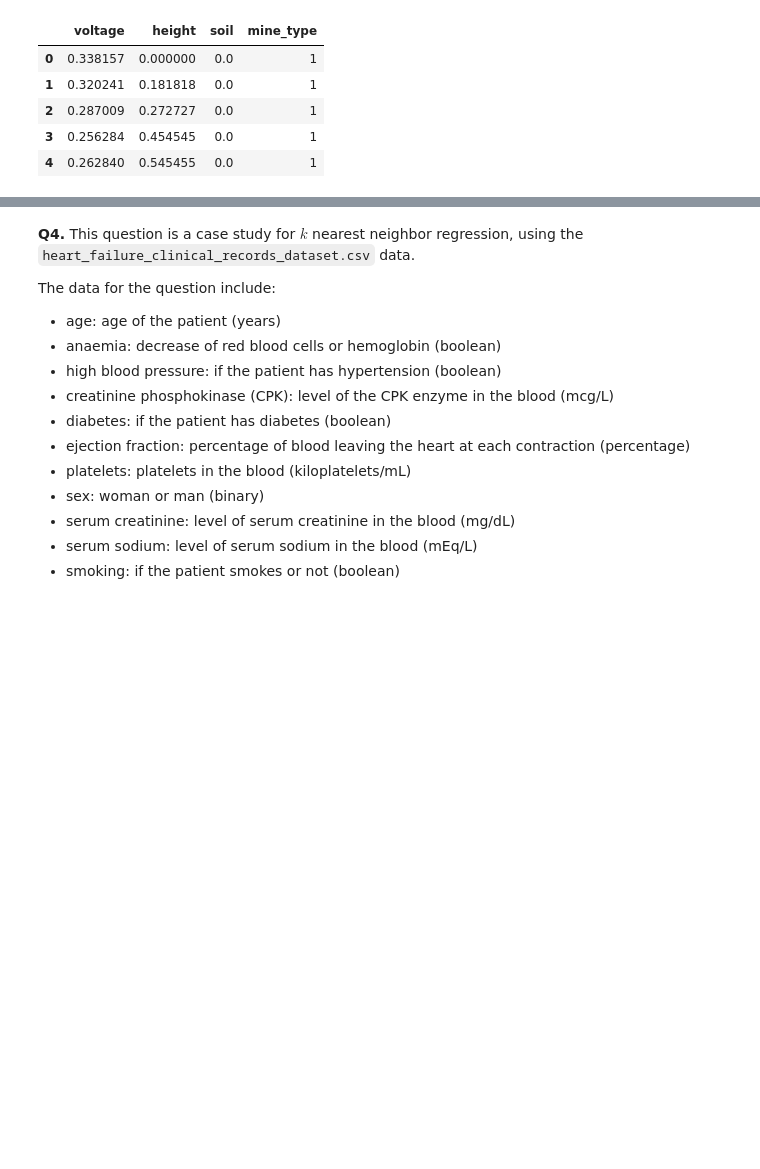
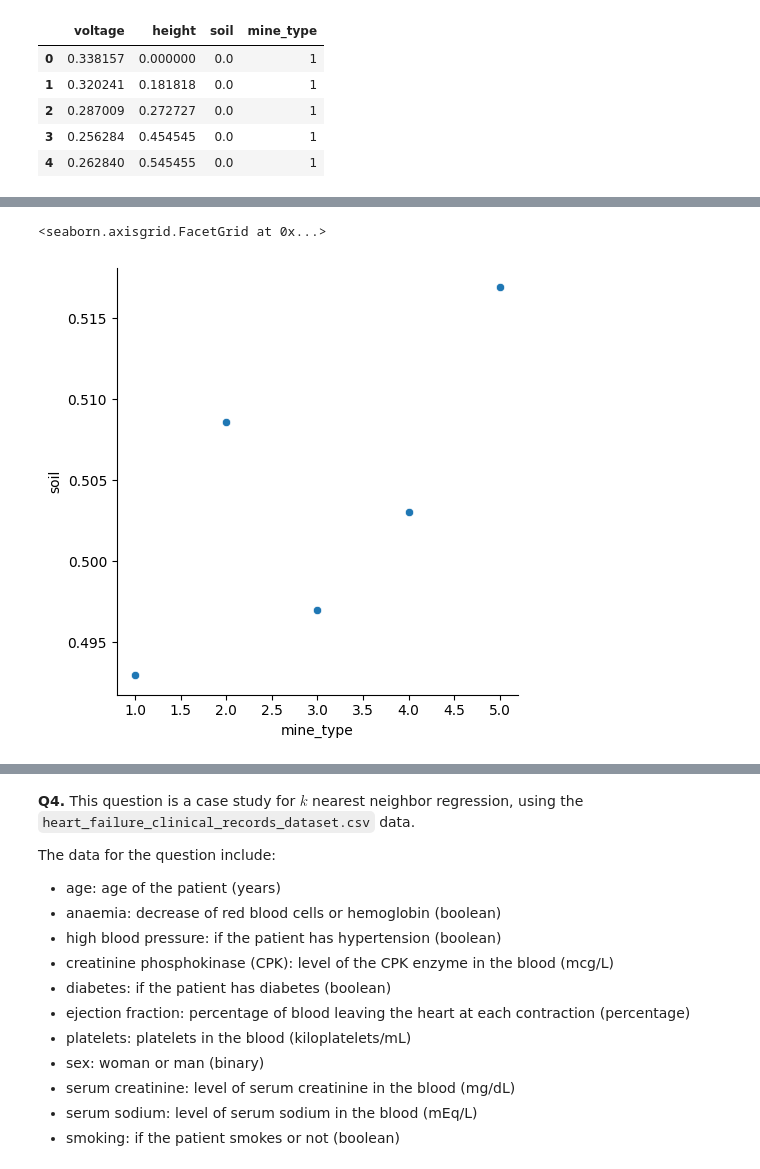
Before and after one commit to fortunecookie040/undergrad_ml_assignments, a Jupyter notebook: 02_assignment_knn.ipynb, the cells around one changed output, grey strips where cells are left out. Cells and saved outputs as stored; diff of their text form; code cells hidden in the pictures; blank space fills up the shorter version.

```diff
--- a/02_assignment_knn.ipynb
+++ b/02_assignment_knn.ipynb
@@ -46,3 +223,9 @@ df.head()
+# %%
+avg_soil = df.groupby("mine_type", as_index = False)["soil"].mean()
+sns.relplot(avg_soil, x = "mine_type", y = "soil")
+# %% [output]
+<seaborn.axisgrid.FacetGrid at 0x...>
+[figure, added]
 # %% [markdown]
 **Q3.** This question is a case study for $k$ nearest neighbor regression, using the `USA_cars_datasets.csv` data.
 
```
Also changed, not shown: parts of 27 cells of this notebook.
